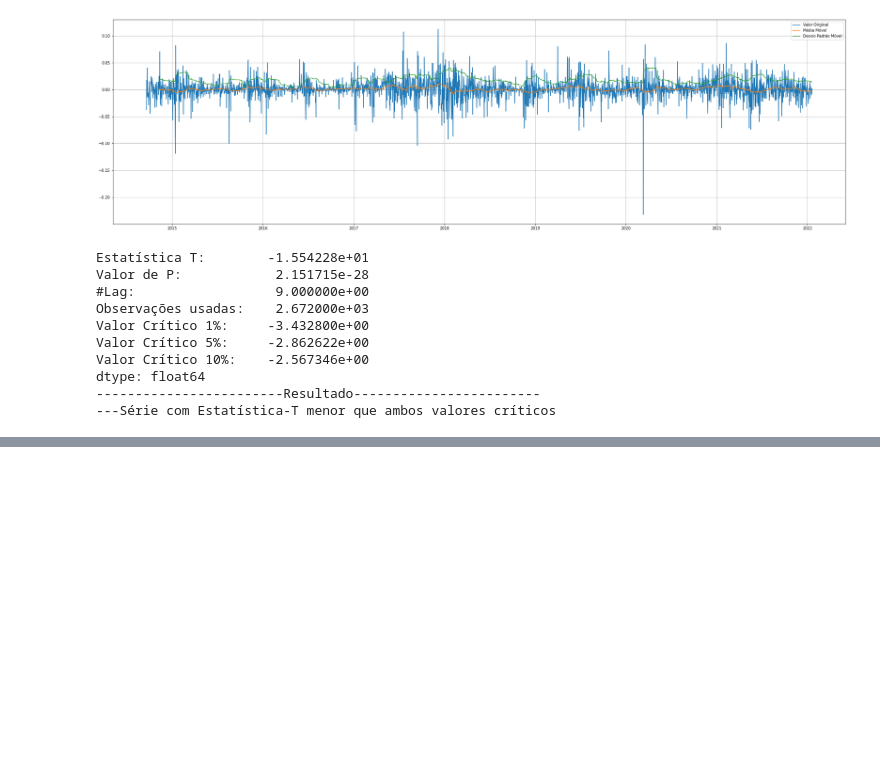
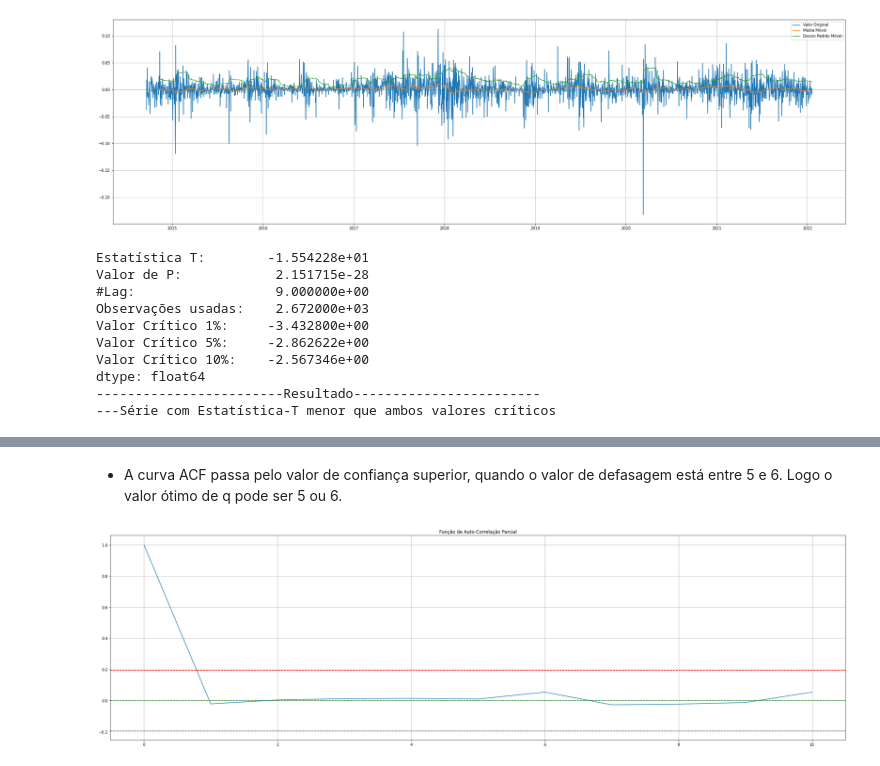
Before and after one commit to luanzitto/BitCoin_forecast, a Jupyter notebook: InitialExploration.ipynb, the cells around one changed output, grey strips where cells are left out. Cells and saved outputs as stored; diff of their text form; code cells hidden in the pictures; blank space fills up the shorter version.

```diff
--- a/InitialExploration.ipynb
+++ b/InitialExploration.ipynb
@@ -217,0 +247,20 @@ dtype: float64
+# %% [markdown]
+- A curva ACF passa pelo valor de confiança superior, quando o valor de defasagem está entre 5 e 6. Logo o valor ótimo de q pode ser 5 ou 6.
+# %%
+#Plot de Função de Auto-Correlação Parcial
+plt.figure(figsize=(35,10))
+
+plt.plot(np.arange(pacf(lnamm, nlags=10).shape[0]),pacf(lnamm, nlags=10))
+
+# Valor de Confiança Superior
+plt.axhline(y=0, linestyle='--', c='green')
+#Inferior do intervalo de confiança
+plt.axhline(y= -10/np.sqrt(len(lnamm)), linestyle='--', c='gray')
+
+plt.axhline(y= 10/np.sqrt(len(lnamm)), linestyle='--', c='red')
+
+plt.title('Função de Auto-Correlação Parcial')
+plt.grid()
+plt.show()
+# %% [output]
+[figure, added]
```
Also changed, not shown: parts of 10 cells of this notebook.
